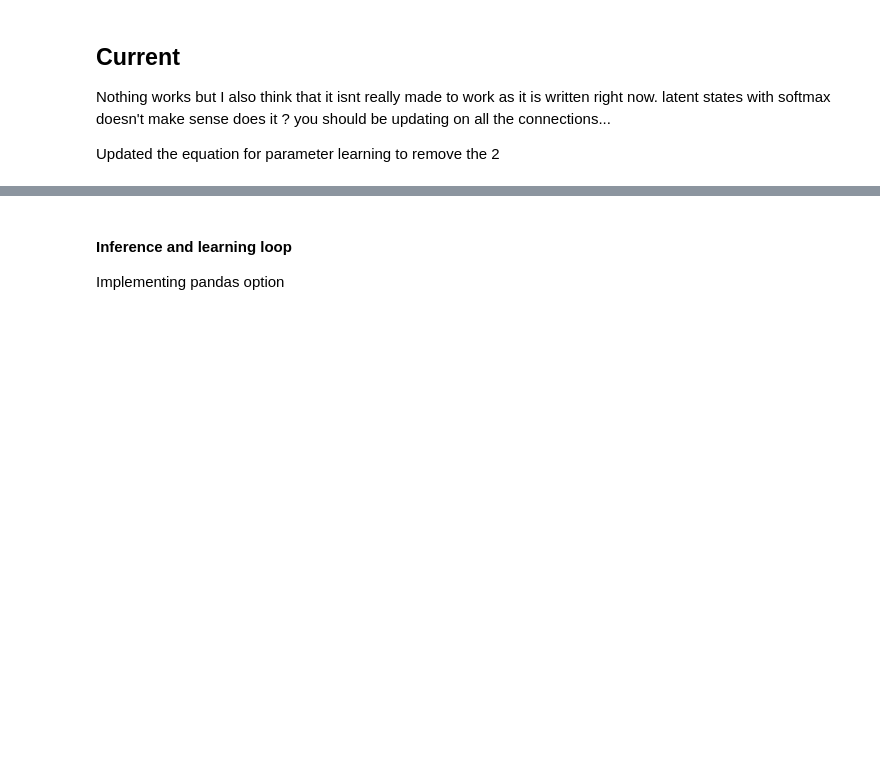
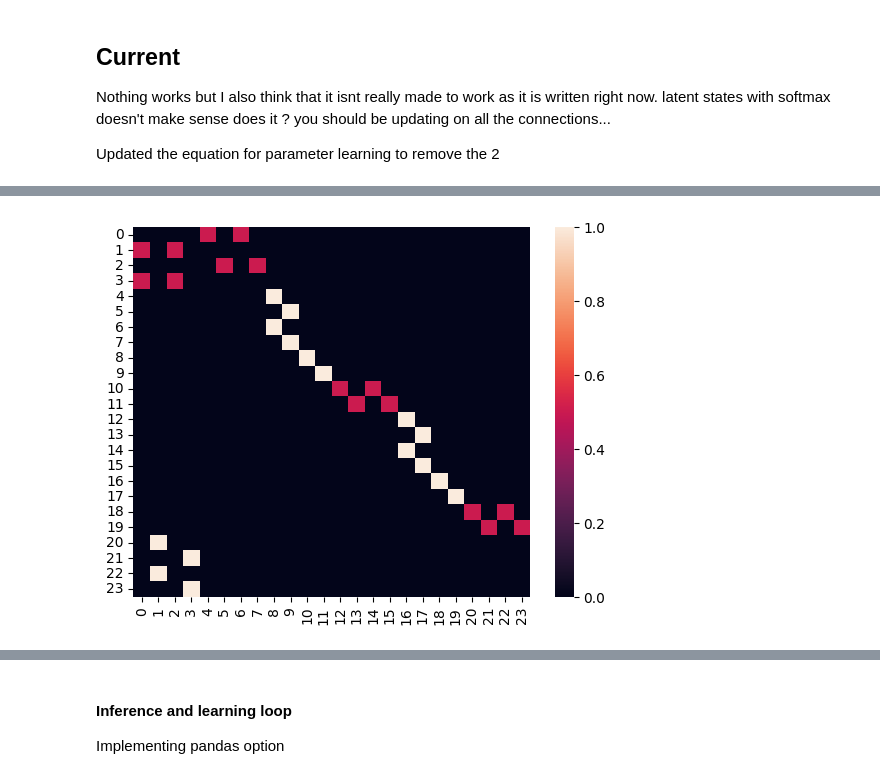
Before and after one commit to antoine-sussfeld/Clonal-Graphs_zenkelab, a Jupyter notebook: Dedieu Tests/Dedieu2019-PC-Models-Tests.ipynb, the cells around one changed output, grey strips where cells are left out. Cells and saved outputs as stored; diff of their text form; code cells hidden in the pictures; blank space fills up the shorter version.

Commit message:
new init matrix

```diff
--- a/Dedieu Tests/Dedieu2019-PC-Models-Tests.ipynb
+++ b/Dedieu Tests/Dedieu2019-PC-Models-Tests.ipynb
@@ -25,3 +25,97 @@ import numpy.random as rd
 import scipy as sc
 from tqdm import tqdm as tqdm
 import seaborn as sns
+# %%
+############################## Model matrix
+
+
+######## Initialize parameters of the environment --- to include in CHMM class eventually when I make this more generalizable
+
+#Initialize clone number vector
+obs = np.arange(0,14,step=1)
+n_clones = 2 #Temp TO REMOVE
+n_clones = (np.ones(shape=obs.shape, dtype=np.int64))
+n_clones[4:] = n_clones[4:]*2 #Attribute 2 clones to the noisy observations
+
+
+# Create the latent state labels, clones are next to each other
+latent_labels = []
+for z in range(len(obs)):
+    for clone in range(n_clones[z]):
+        latent_labels.append(z)
+latent_labels = np.array(latent_labels)
+# Create label matrix
+T_labels = [] ## Shouldn't be necessary in the end
+
+# Example parse to find the appropriate clones
+state_loc = np.hstack((np.array([0], dtype=n_clones.dtype), n_clones)).cumsum() # Inds of the first clone of each ensemble
+clone_slice = slice(state_loc[5],state_loc[5]+n_clones[5])
+test1 = latent_labels[clone_slice] #example
+
+
+def decoder(x,n_clones=n_clones,location_start=state_loc): # give slice coordinates in general coords for the clones mapped to emission x
+    #will need extra work for more complex stimulus space than intergers
+    clone_slice = slice(location_start[x],location_start[x]+n_clones[x])
+    return clone_slice
+
+
+
+#####33
+k = 4 # Number of noise steps
+dim = latent_labels.shape[0]
+
+
+A = np.zeros(shape=(dim,dim))
+
+# Signal nodes, manual picking
+# 0 nodes
+A[4,0] = 0.5
+A[6,0] = 0.5
+
+A[0,1] = 0.5
+A[2,1] = 0.5
+
+A[5,2] = 0.5
+A[7,2] = 0.5
+
+A[0,3] = 0.5
+A[2,3] = 0.5
+
+
+# Noise nodes, sequentially pick MANUAL FOR THE END
+progress = 0
+for x in range(4,len(n_clones)-2): # need to advance on each step ? or jsut go on n clones and do it in 3 steps is etter
+    print(x)
+    progress += 1
+    if progress%4 == 1 :
+        start = decoder(x)
+        arrival = decoder(x+2)
+        A[arrival,start] = np.diag(np.full(2,1))
+    elif progress%4 == 2:
+        start = decoder(x)
+        arrival = decoder(x+1)
+        A[arrival,start] = np.diag(np.full(2,1))
+    elif progress%4 == 3:
+        start = decoder(x)
+        arrival = decoder(x+1)
+        A[arrival,start] = np.diag(np.full(2,1))
+    elif progress%4 == 0:
+        start = decoder(x)
+        arrival_1 = decoder(x+1)
+        arrival_2 = decoder(x+2)
+        A[arrival_1,start] = np.diag(np.full(2,0.5))
+        A[arrival_2,start] = np.diag(np.full(2,0.5))
+
+# Tail end
+x = 12
+start = decoder(x)
+A[1,start] = np.array([1,0])
+A[3,start] = np.array([0,1])
+
+x = 13
+start = decoder(x)
+A[1,start] = np.array([1,0])
+A[3,start] = np.array([0,1])
+
+sns.heatmap(A.T)
+# %% [output]
@@ -27,0 +131 @@ import seaborn as sns
+[figure, added]
```
Also changed, not shown: parts of 7 cells of this notebook, 1 other file.
